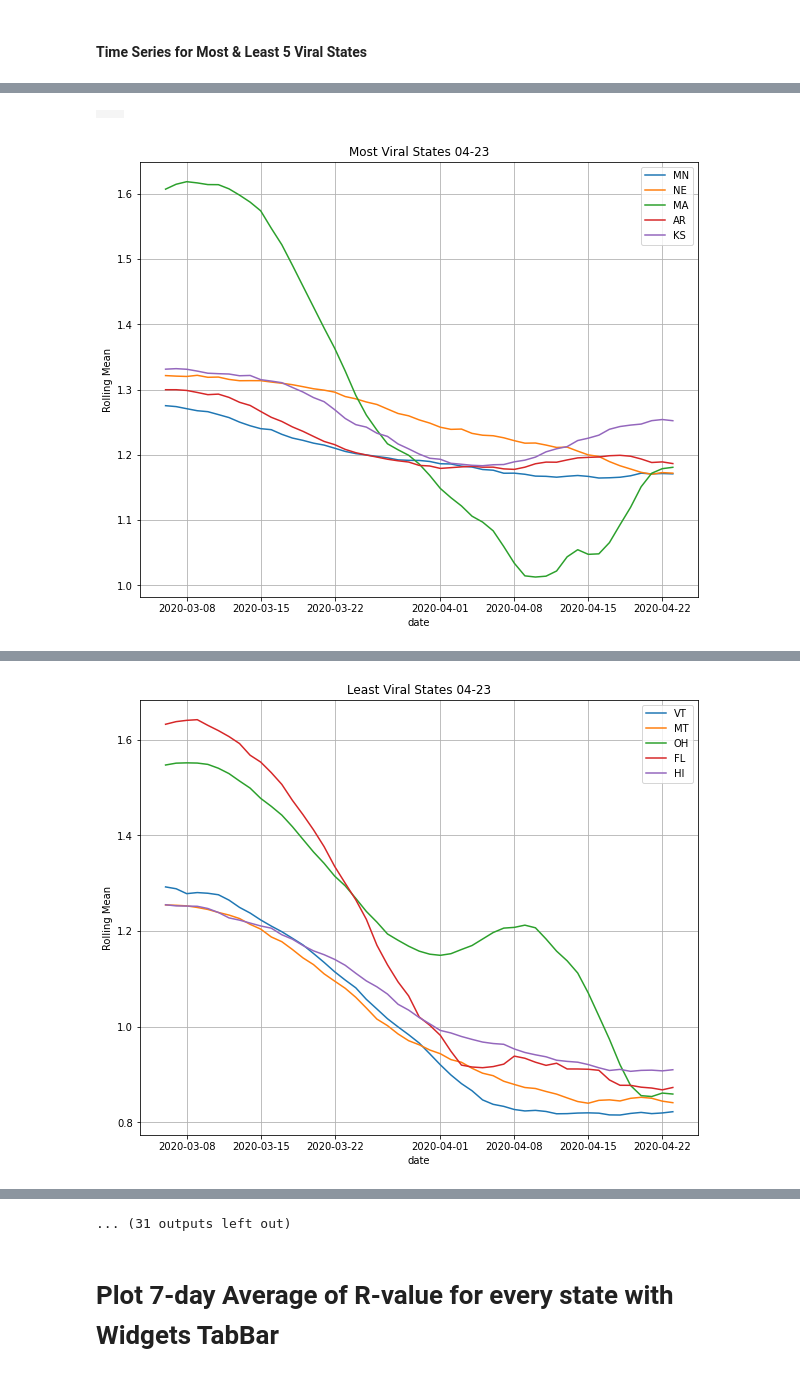
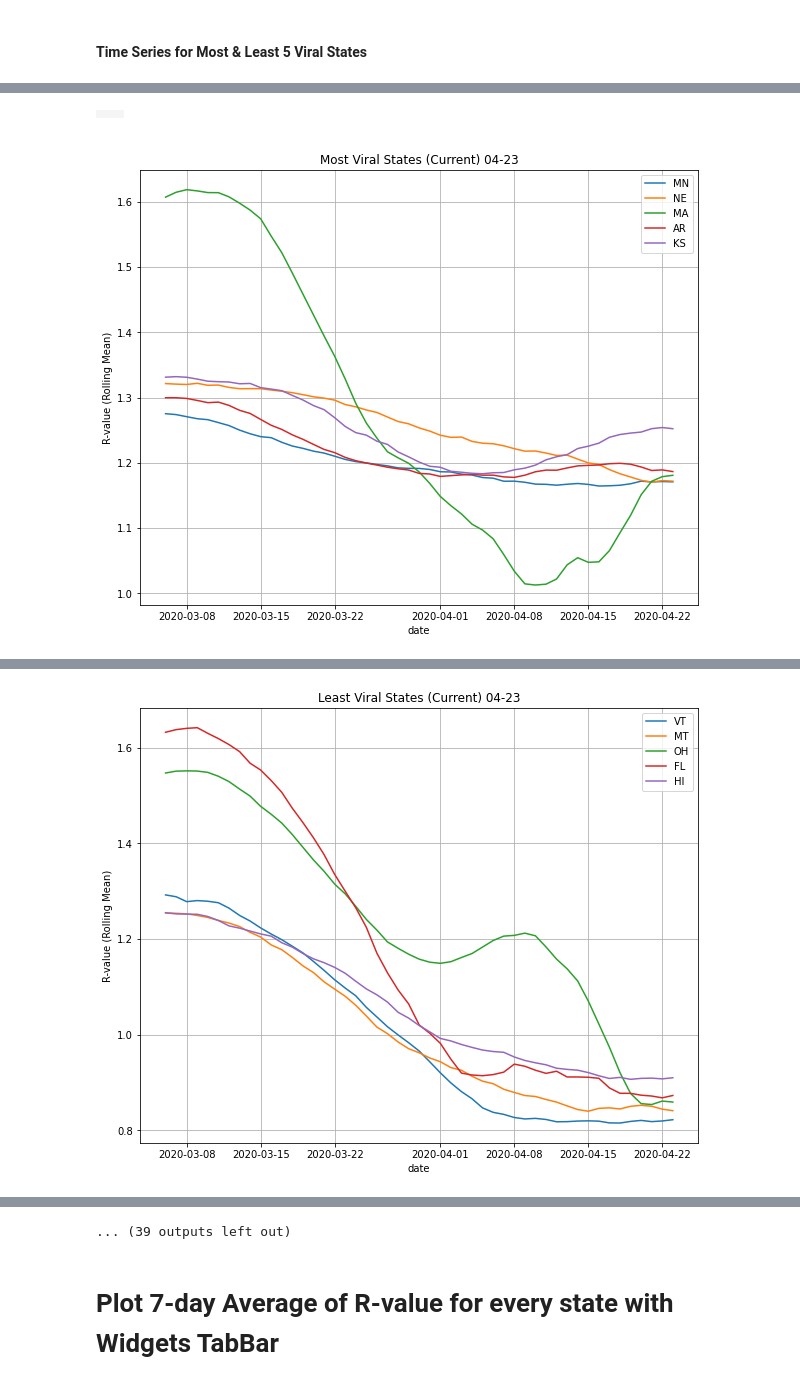
Before and after one commit to dimeking/playground, a Jupyter notebook: Covid_Rt.ipynb, the cells around one changed output, grey strips where cells are left out. Drawn from its saved outputs; the diff is of its cells as text; code cells hidden in the pictures.

```diff
--- a/Covid_Rt.ipynb
+++ b/Covid_Rt.ipynb
@@ -33,6 +33,7 @@ def rolling_mean(datafile, size, cols):
 *   Time Series for Most & Least 5 Viral States
 *   Bar Chart for States (Virality, Alphabetical)
 # %%
+# Plot time series for the given states
 def plot_timeseries_rollingmean(datafile, states, title):
   plt.figure(figsize=[10,8])
   plt.grid(True)
@@ -48,7 +49,7 @@ def plot_timeseries_rollingmean(datafile, states, title):
   plt.title(title)
   plt.legend(loc=1)
 
-
+# Plot bar chart for states (sorted & alphabetical)
 def plot_bars_rollingmean(datafile, title):
   states = datafile['region']
   plt.figure(figsize=[30,8])
@@ -70,8 +71,10 @@ def plot_bars_rollingmean(datafile, title):
 
   z = np.linspace(0.9, 0.9, len(y))
   plt.plot(x, z, color='black', linestyle=':')
+  z = np.linspace(1.0, 1.0, len(y))
+  plt.plot(x, z, color='black', linestyle='--')
   z = np.linspace(1.1, 1.1, len(y))
-  plt.plot(x, z, color='black', linestyle='--')
+  plt.plot(x, z, color='black', linestyle=':')
 
   plt.xlabel('regions')
   plt.ylabel('R-value (Rolling Mean)')
@@ -117,39 +124,45 @@ No handles with labels found to put in legend.
 # %% [markdown]
 #### Time Series for Most & Least 5 Viral States
 # %%
+# Show Time Series (Most & Least Viral) that plots
+# 14,7,3-Day Average along with Current in separate Tabs
 DAY_TABS = { 1: 'Current', 14: '14-Day Avg', 3: '3-Day Avg', 7: '7-Day Avg' }
 tb = widgets.TabBar(list(DAY_TABS.values()), location='bottom')
 
 for days in DAY_TABS.keys():
   with tb.output_to(DAY_TABS[days]):
 
     df_ML_SMA = rolling_mean(df, days, 'mean')
     df_ML_SMA_current = df_ML_SMA.groupby('region').tail(1)
 
     sorted_df_ML_SMA = df_ML_SMA_current.sort_values(by=['rolling_mean'])
     sorted_states = sorted_df_ML_SMA['region']
 
-    grid = widgets.Grid(1, 2)
+    grid = widgets.Grid(2, 2)
     with grid.output_to(0,0):
       grid.clear_cell()
-      plot_timeseries_rollingmean(df_ML_SMA, sorted_states.tail(GROUP_SIZE), 'Most Viral States ' + date[-5:])
+      plot_timeseries_rollingmean(df_ML_SMA, sorted_states.tail(GROUP_SIZE), 'Most Viral States (' + DAY_TABS[days] + ') ' + date[-5:])
     with grid.output_to(0,1):
       grid.clear_cell()
-      plot_timeseries_rollingmean(df_ML_SMA, sorted_states.head(GROUP_SIZE), 'Least Viral States ' + date[-5:])
+      plot_timeseries_rollingmean(df_ML_SMA, sorted_states.head(GROUP_SIZE), 'Least Viral States (' + DAY_TABS[days] + ') ' + date[-5:])
+    with grid.output_to(1,0):
+      grid.clear_cell()
+      plot_timeseries_rollingmean(df_ML_SMA, ['NY','MI', 'LA', 'FL','CA'], 'Relevant Viral States (' + DAY_TABS[days] + ') ' + date[-5:])
 # %% [output]
 [interactive output not drawn]
 [interactive output not drawn]
 [interactive output not drawn]
 [interactive output not drawn]
 [interactive output not drawn]
 [interactive output not drawn]
 [interactive output not drawn]
 |  |  |
+|  |  |
-[figure, old version]
+[figure, new version]
 [interactive output not drawn]
-[figure, old version]
+[figure, new version]
 [interactive output not drawn]
-... (31 outputs left out)
+... (39 outputs left out)
 # %% [markdown]
 # Plot 7-day Average of R-value for every state with Widgets TabBar
 # %%
```
Also changed, not shown: parts of 6 cells of this notebook.
